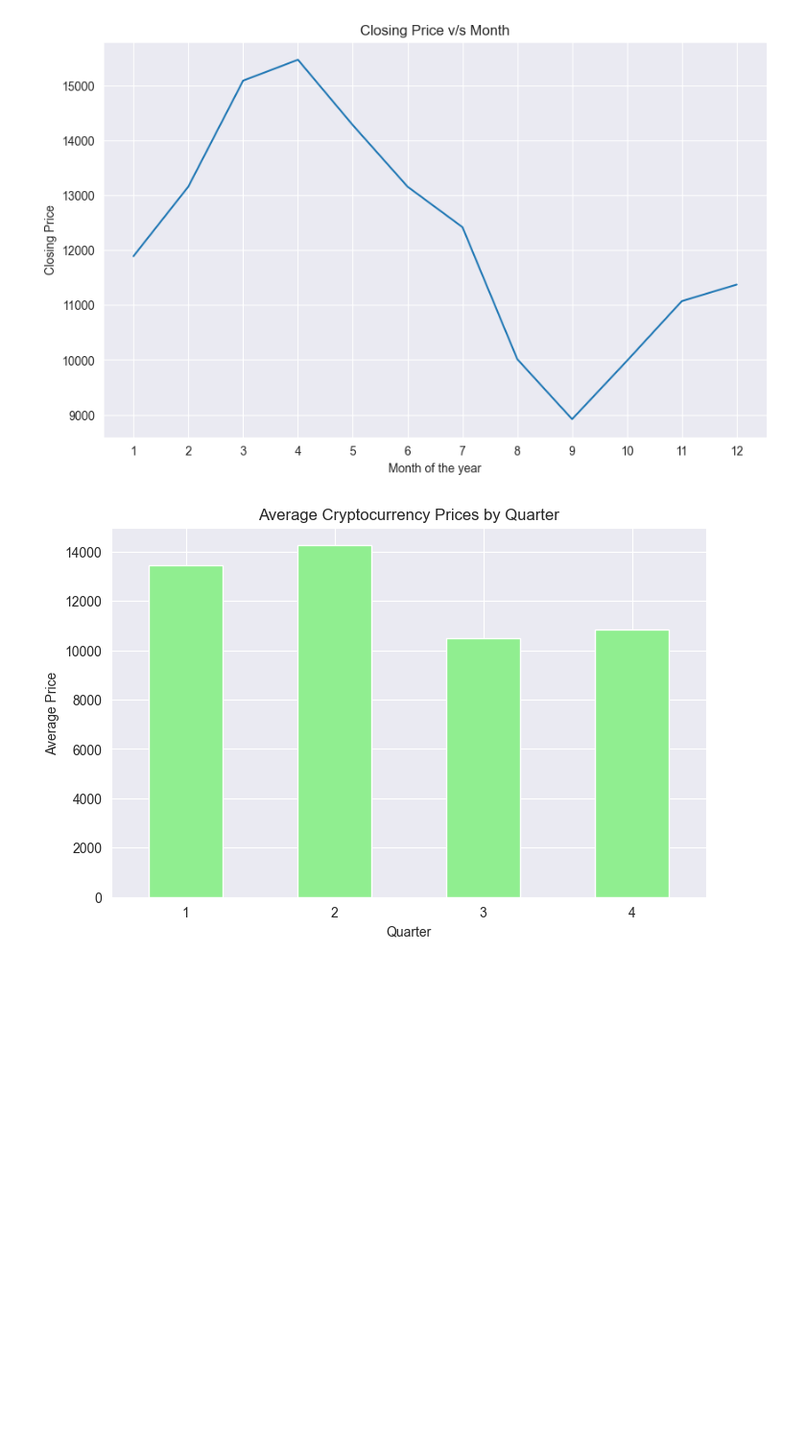
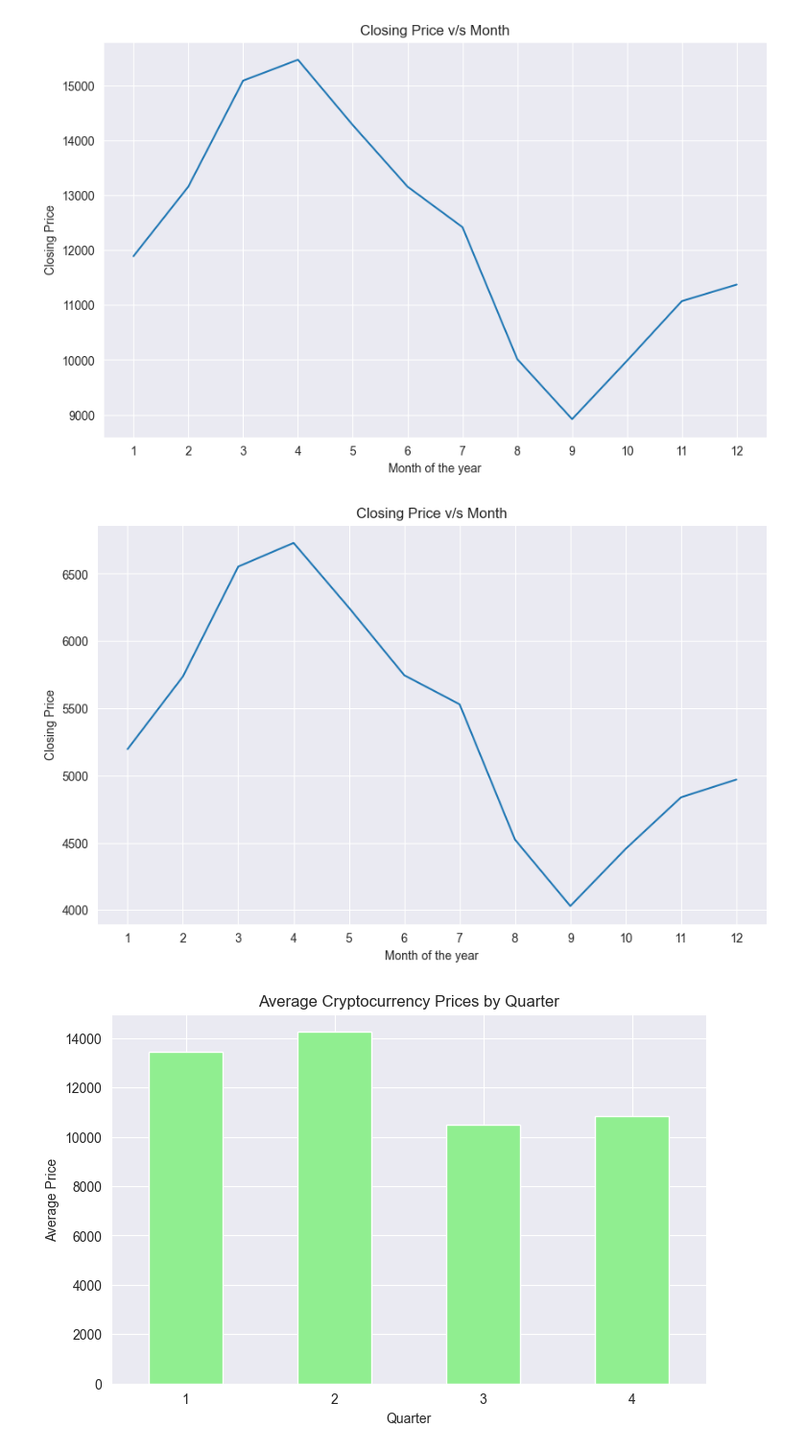
Before and after one commit to rohitcodism/Crypto-Price-Predition, a Jupyter notebook: Model/Crypto.ipynb, the cells around one changed output. Shown at 96% size. Saved outputs shown, nothing was run; the diff lists cells and outputs as text; code cells hidden in the pictures; blank space fills up the shorter version.

```diff
--- a/Model/Crypto.ipynb
+++ b/Model/Crypto.ipynb
@@ -219,6 +254,10 @@ btc_df.head(5)
 | 2 | BTC | 2010-07-19 | 0.08584 | 0.09307 | 0.07723 | 0.08080 | 0 | False |
 | 3 | BTC | 2010-07-20 | 0.08080 | 0.08181 | 0.07426 | 0.07474 | 1 | False |
 | 4 | BTC | 2010-07-21 | 0.07474 | 0.07921 | 0.06634 | 0.07921 | 2 | False |
+# %%
+crypto_data['is_weekend'] = crypto_data['day_of_week'] >= 5
+# %%
+crypto_data['is_weekend'] = crypto_data['is_weekend'].astype(int)
 # %%
 btc_df['quarter'] = btc_df['date'].dt.quarter
 btc_df['month'] = btc_df['date'].dt.month
@@ -231,3 +270,6 @@ btc_df.head(5)
 | 2 | BTC | 2010-07-19 | 0.08584 | 0.09307 | 0.07723 | 0.08080 | 0 | False | 3 | 7 |
 | 3 | BTC | 2010-07-20 | 0.08080 | 0.08181 | 0.07426 | 0.07474 | 1 | False | 3 | 7 |
 | 4 | BTC | 2010-07-21 | 0.07474 | 0.07921 | 0.06634 | 0.07921 | 2 | False | 3 | 7 |
+# %%
+crypto_data['month'] = crypto_data['date'].dt.month
+crypto_data['quarter'] = crypto_data['date'].dt.quarter
@@ -256,3 +307,8 @@ Monthly mean:
 11    11068.675724
 12    11369.736765
 Name: open, dtype: float64
+# %%
+quarterly_df_mean = crypto_data.groupby('quarter')['close'].mean()
+monthly_df_mean = crypto_data.groupby('month')['open'].mean()
+print("Quarterly mean: \n", quarterly_df_mean)
+print("Monthly mean: \n", monthly_df_mean)
@@ -266,6 +340,16 @@ plt.title("Closing Price v/s Month")
 plt.show()
 # %% [output]
 [figure]
+# %%
+plt.figure(figsize=(10,6))
+plt.plot(monthly_df_mean)
+plt.xticks([1,2,3,4,5,6,7,8,9,10,11,12])
+plt.xlabel("Month of the year")
+plt.ylabel("Closing Price")
+plt.title("Closing Price v/s Month")
+plt.show()
+# %% [output]
+[figure, added]
 # %%
 plt.figure(figsize=(8, 5))
 quarterly_mean.plot(kind='bar', color='lightgreen')
```
Also changed, not shown: parts of 81 cells of this notebook.
